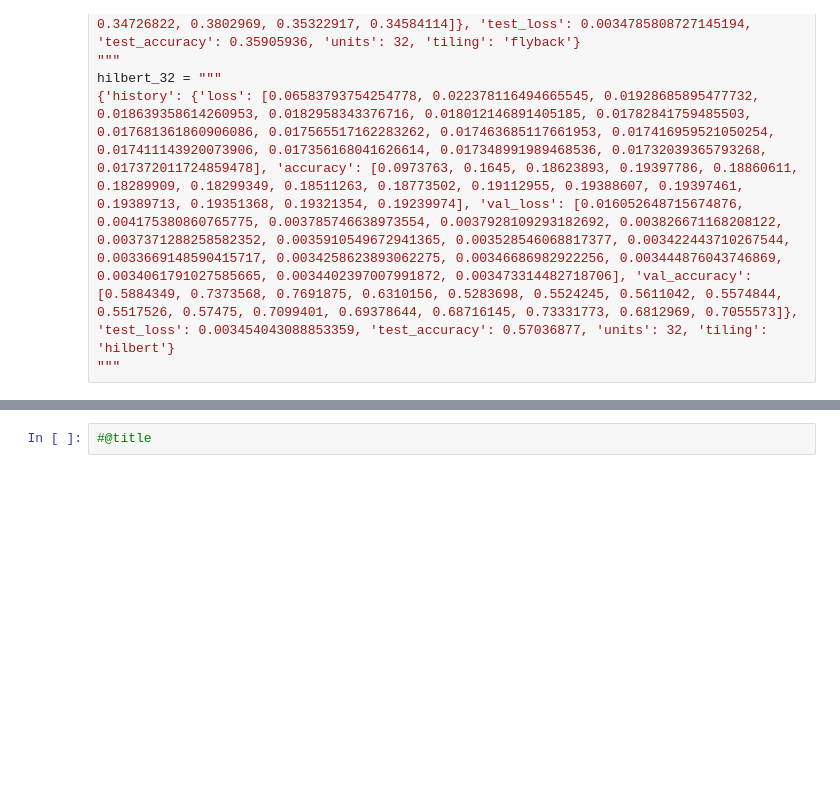
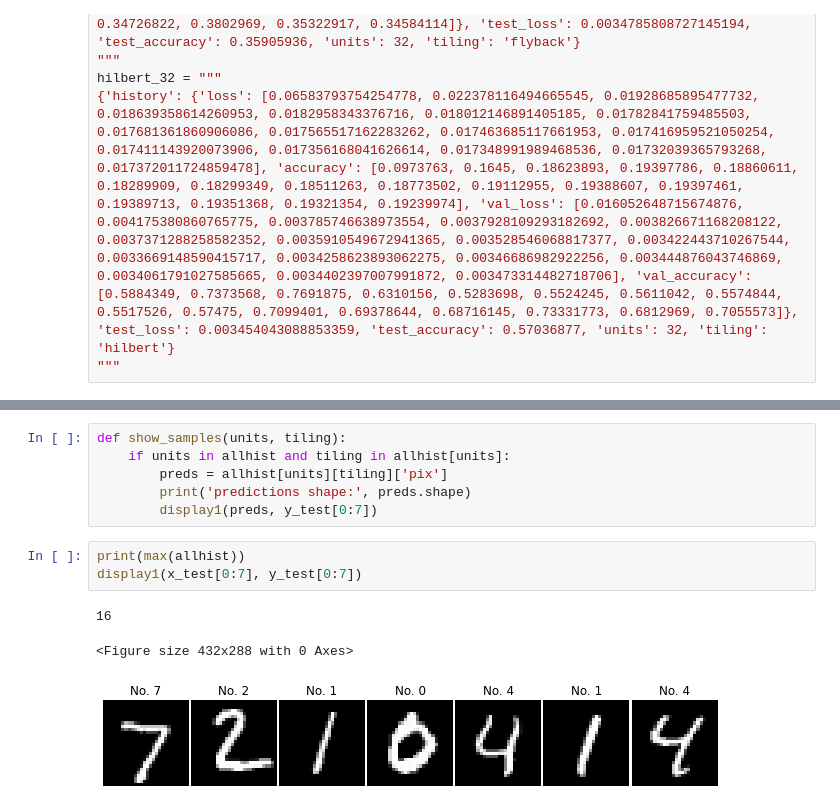
Before and after one commit to LanceNorskog/deep-scurve, a Jupyter notebook: notebooks/Scurve_MNIST_Demo.ipynb, the cells around one changed output, grey strips where cells are left out. Cells and saved outputs as stored; diff of their text form; blank space fills up the shorter version.

```diff
--- a/notebooks/Scurve_MNIST_Demo.ipynb
+++ b/notebooks/Scurve_MNIST_Demo.ipynb
@@ -268,2 +296,13 @@ plot_set(allhist, 20, [8,16,32])
-# %%
-#@title
+# %%
+def show_samples(units, tiling):
+    if units in allhist and tiling in allhist[units]:
+        preds = allhist[units][tiling]['pix']
+        print('predictions shape:', preds.shape)
+        display1(preds, y_test[0:7])
+# %%
+print(max(allhist))
+display1(x_test[0:7], y_test[0:7])
+# %% [output]
+16
+<Figure size 432x288 with 0 Axes>
+[figure, added]
```
Also changed, not shown: parts of 23 cells of this notebook.
